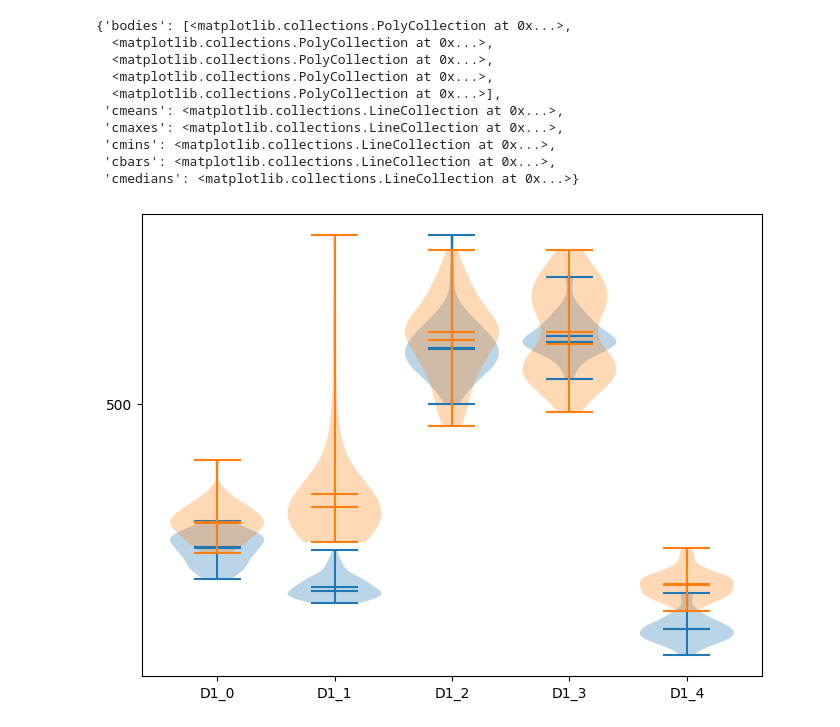
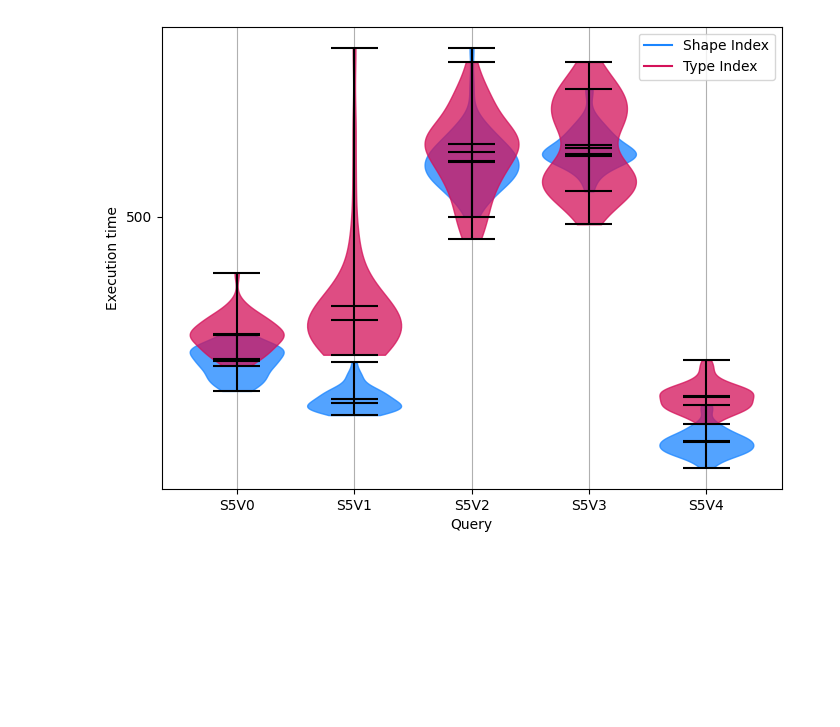
Before and after one commit to constraintAutomaton/amw_shape_index_results, a Jupyter notebook: result/analysis.ipynb, the cells around one changed output. Cells and saved outputs as stored; diff of their text form; code cells hidden in the pictures; blank space fills up the shorter version.

```diff
--- a/result/analysis.ipynb
+++ b/result/analysis.ipynb
@@ -57,0 +123,31 @@ yaxisIndexes = np.arange(0, 2500, 500)
+# %%
+def plotOneQueryExecutionTime(queryName, queryLabelTemplate):
+    indexes = np.linspace(0, 0.25, 5)
+    yaxisIndexes = np.arange(0, 2500, 500)
+
+    allDataShapeIndex = [data for label,data in executionTimeShapeIndex[queryName].items()]
+    allDataTypeIndex = [data for label,data in executionTimeTypeIndex[queryName].items()]
+
+    width = 0.05
+
+    fig, ax = plt.subplots(figsize=(8, 6))
+    ax.set_yticks(yaxisIndexes)
+    ax.set_xticks(indexes)
+    ax.set_xticklabels(["{}V{}".format(queryLabelTemplate,i) for i,v in enumerate(indexes)])
+    labels = []
+
+    partsShapeIndex = ax.violinplot(allDataShapeIndex, indexes, widths=width, showmeans=True, showmedians=True)
+    partsTypeIndex = ax.violinplot(allDataTypeIndex, indexes, widths=width, showmeans=True, showmedians=True)
+
+    ax.set_xlabel("Query")
+    ax.set_ylabel("Execution time")
+    ax.grid(axis="x")
+
+    colorViolon(partsShapeIndex,'#1A85FF')
+    colorViolon(partsTypeIndex,'#D41159')
+
+    legend_elements = [
+    Line2D([0], [0], color='#1A85FF', label='Shape Index'),
+    Line2D([0], [0], color='#D41159', label='Type Index')
+    ]
+    ax.legend(handles=legend_elements)
@@ -267,26 +196,5 @@ ax.violinplot(allDataTypeIndex, indexes, widths=width, showmeans=True, showmedia
 # %%
 queryName ="queries/parsed/interactive-short-5.sparql.json"
-
-allDataShapeIndex = [data for label,data in executionTimeShapeIndex[queryName].items()]
-allDataTypeIndex = [data for label,data in executionTimeTypeIndex[queryName].items()]
-
-width = 0.05
-
-fig, ax = plt.subplots(figsize=(8, 6))
-ax.set_yticks(yaxisIndexes)
-ax.set_xticks(indexes)
-ax.set_xticklabels(["D1_{}".format(i) for i,v in enumerate(indexes)])
-ax.violinplot(allDataShapeIndex, indexes, widths=width, showmeans=True, showmedians=True)
-ax.violinplot(allDataTypeIndex, indexes, widths=width, showmeans=True, showmedians=True)
+plotOneQueryExecutionTime(queryName, "S5")
 # %% [output]
-{'bodies': [<matplotlib.collections.PolyCollection at 0x...>,
-  <matplotlib.collections.PolyCollection at 0x...>,
-  <matplotlib.collections.PolyCollection at 0x...>,
-  <matplotlib.collections.PolyCollection at 0x...>,
-  <matplotlib.collections.PolyCollection at 0x...>],
- 'cmeans': <matplotlib.collections.LineCollection at 0x...>,
- 'cmaxes': <matplotlib.collections.LineCollection at 0x...>,
- 'cmins': <matplotlib.collections.LineCollection at 0x...>,
- 'cbars': <matplotlib.collections.LineCollection at 0x...>,
- 'cmedians': <matplotlib.collections.LineCollection at 0x...>}
-[figure, old version]
+[figure, new version]
```
Also changed, not shown: parts of 47 cells of this notebook.
